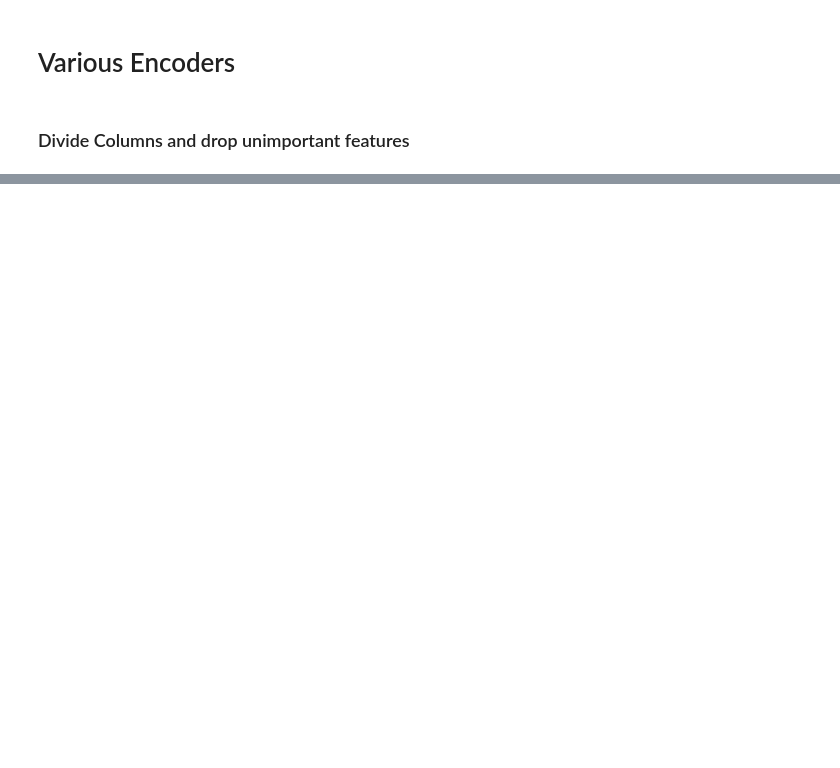
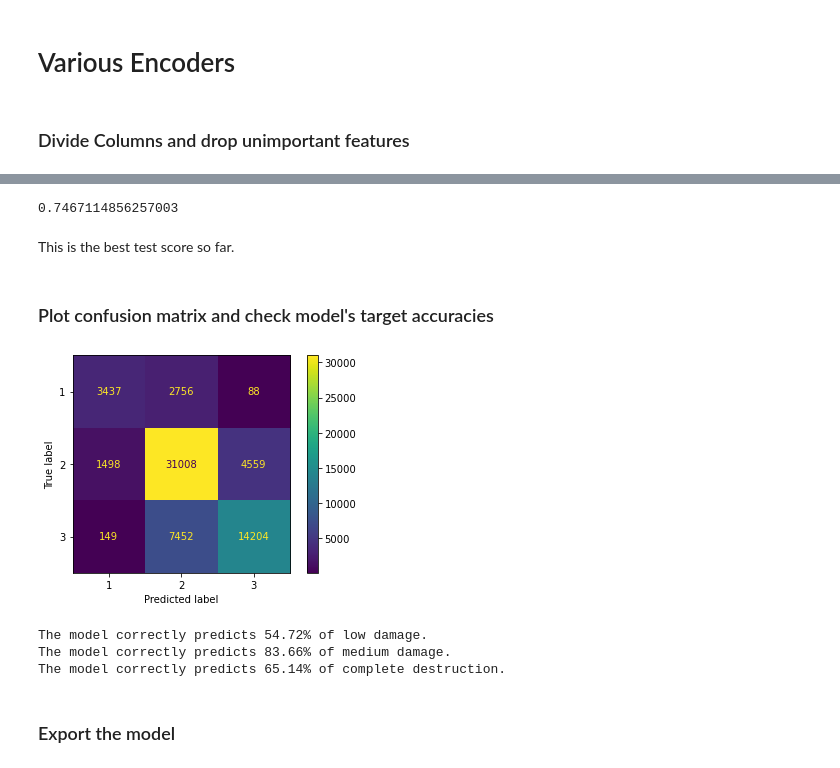
Before and after one commit to fivearm/Capstone_Repo, a Jupyter notebook: 10_Encoders.ipynb, the cells around one changed output, grey strips where cells are left out. Saved outputs shown, nothing was run; the diff lists cells and outputs as text; code cells hidden in the pictures; blank space fills up the shorter version.

Commit message:
finished encoders

```diff
--- a/10_Encoders.ipynb
+++ b/10_Encoders.ipynb
@@ -149,0 +259,21 @@ transformer = ColumnTransformer([
+# %%
+ohe_pipe = imbPipeline([('ohe', OneHotEncoder(sparse=False, handle_unknown='ignore'))])
+target_tuned0_pipe = imbPipeline([('target_tuned', TargetEncoder(smoothing=5, min_samples_leaf=10, cols=geo_cols))])
+
+transformer = ColumnTransformer([
+    ('binary', 'passthrough', binary_cols_dropped),
+    ('categorical', ohe_pipe, cat_cols_dropped),
+    ('integer', 'passthrough', integer_cols),
+    ('geo', target_tuned0_pipe, geo_cols)
+])
+# %%
+target_tuned0 = imbPipeline([
+    ('transformer', transformer),
+    ('lightgbm', LGBMClassifier(objective='multiclass',
+                                learning_rate=.1,
+                                min_data_in_leaf=100,
+                                num_iterations=200,
+                                num_leaves=200,
+                                n_jobs=-1,
+                                random_state=42))
+])
@@ -149,0 +311,2 @@ transformer = ColumnTransformer([
+# %%
+target_tuned0.fit(X_train, y_train)
@@ -149,0 +332,28 @@ transformer = ColumnTransformer([
+# %%
+target_tuned0_preds = target_tuned0.predict(X_test)
+target_tuned0_test_score = f1_score(y_test, target_tuned0_preds, average='micro')
+target_tuned0_test_score
+# %% [output]
+0.7467114856257003
+# %% [markdown]
+This is the best test score so far.
+# %% [markdown]
+### Plot confusion matrix and check model's target accuracies
+# %%
+plot_confusion_matrix(target_tuned0, X_test, y_test);
+# %% [output]
+[figure, added]
+# %%
+cm = confusion_matrix(y_test, target_tuned0_preds)
+low_damage = cm[0][0] / (cm[0][0] + cm[0][1] + cm[0][2])
+medium_damage = cm[1][1] / (cm[1][0] + cm[1][1] + cm[1][2])
+complete_destruction = cm[2][2] / (cm[2][0] + cm[2][1] + cm[2][2])
+print(f'The model correctly predicts {round(low_damage*100, 2)}% of low damage.')
+print(f'The model correctly predicts {round(medium_damage*100, 2)}% of medium damage.')
+print(f'The model correctly predicts {round(complete_destruction*100, 2)}% of complete destruction.')
+# %% [output]
+The model correctly predicts 54.72% of low damage.
+The model correctly predicts 83.66% of medium damage.
+The model correctly predicts 65.14% of complete destruction.
+# %% [markdown]
+### Export the model
```
Also changed, not shown: parts of 35 cells of this notebook.
